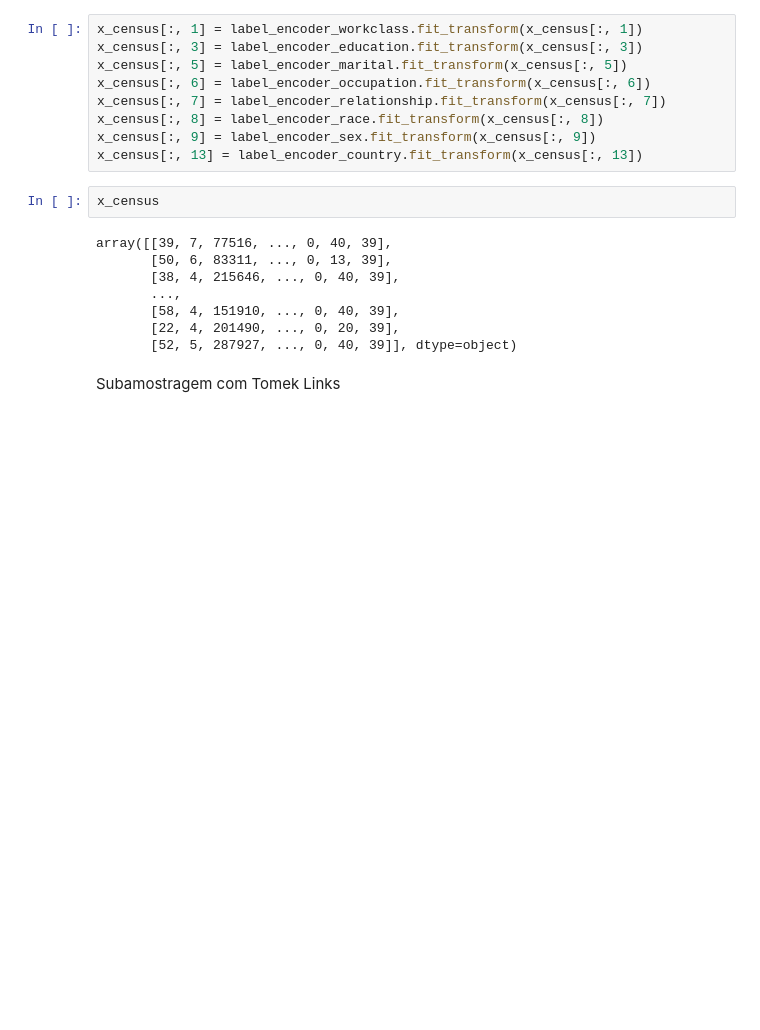
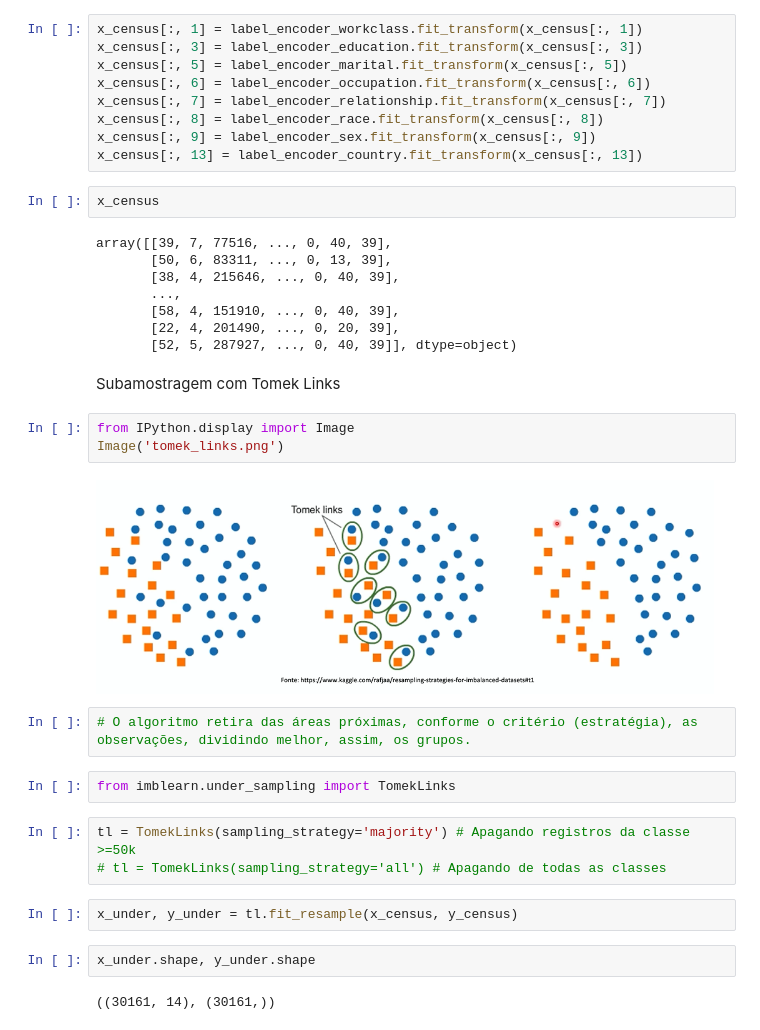
Before and after one commit to fernandovieira1/ML-e-DS-com-Python-de-A-a-Z, a Jupyter notebook: PARTE_5_TOPICOS_COMPL/PARTE_5_sub_sobre_amostragem.ipynb, the cells around one changed output. Drawn from its saved outputs; the diff is of its cells as text; blank space fills up the shorter version.

Commit message:
commit vscode mac 15122021 - parte 5 - dados desbalanceados - Tomek Links

```diff
--- a/PARTE_5_TOPICOS_COMPL/PARTE_5_sub_sobre_amostragem.ipynb
+++ b/PARTE_5_TOPICOS_COMPL/PARTE_5_sub_sobre_amostragem.ipynb
@@ -132,3 +132,21 @@ array([[39, 7, 77516, ..., 0, 40, 39],
        [52, 5, 287927, ..., 0, 40, 39]], dtype=object)
 # %% [markdown]
 Subamostragem com Tomek Links
+# %%
+from IPython.display import Image
+Image('tomek_links.png')
+# %% [output]
+[figure, added]
+# %%
+# O algoritmo retira das áreas próximas, conforme o critério (estratégia), as observações, dividindo melhor, assim, os grupos.
+# %%
+from imblearn.under_sampling import TomekLinks
+# %%
+tl = TomekLinks(sampling_strategy='majority') # Apagando registros da classe >=50k
+# tl = TomekLinks(sampling_strategy='all') # Apagando de todas as classes
+# %%
+x_under, y_under = tl.fit_resample(x_census, y_census)
+# %%
+x_under.shape, y_under.shape
+# %% [output]
+((30161, 14), (30161,))
```
Also changed, not shown: parts of 15 cells of this notebook, 1 other file.
